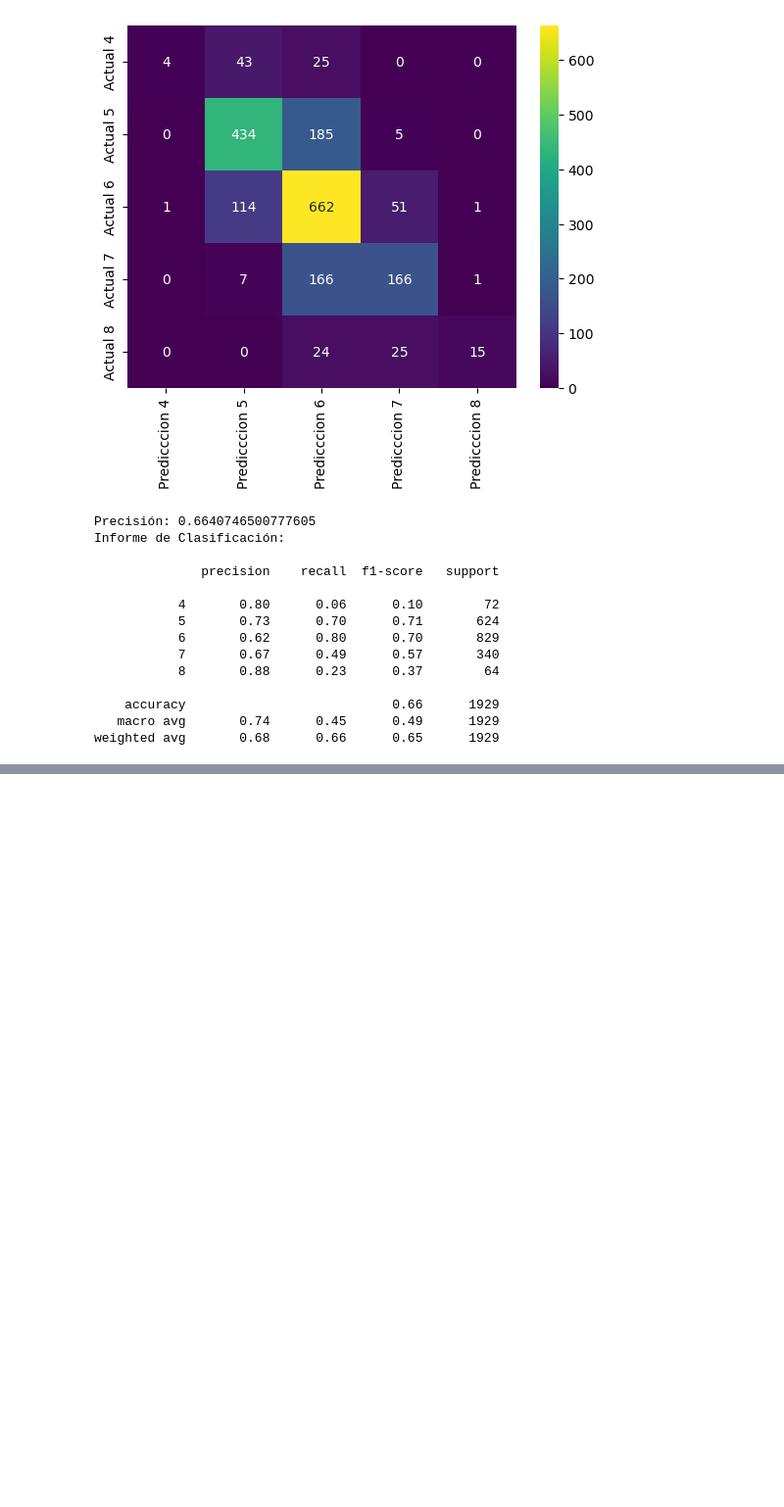
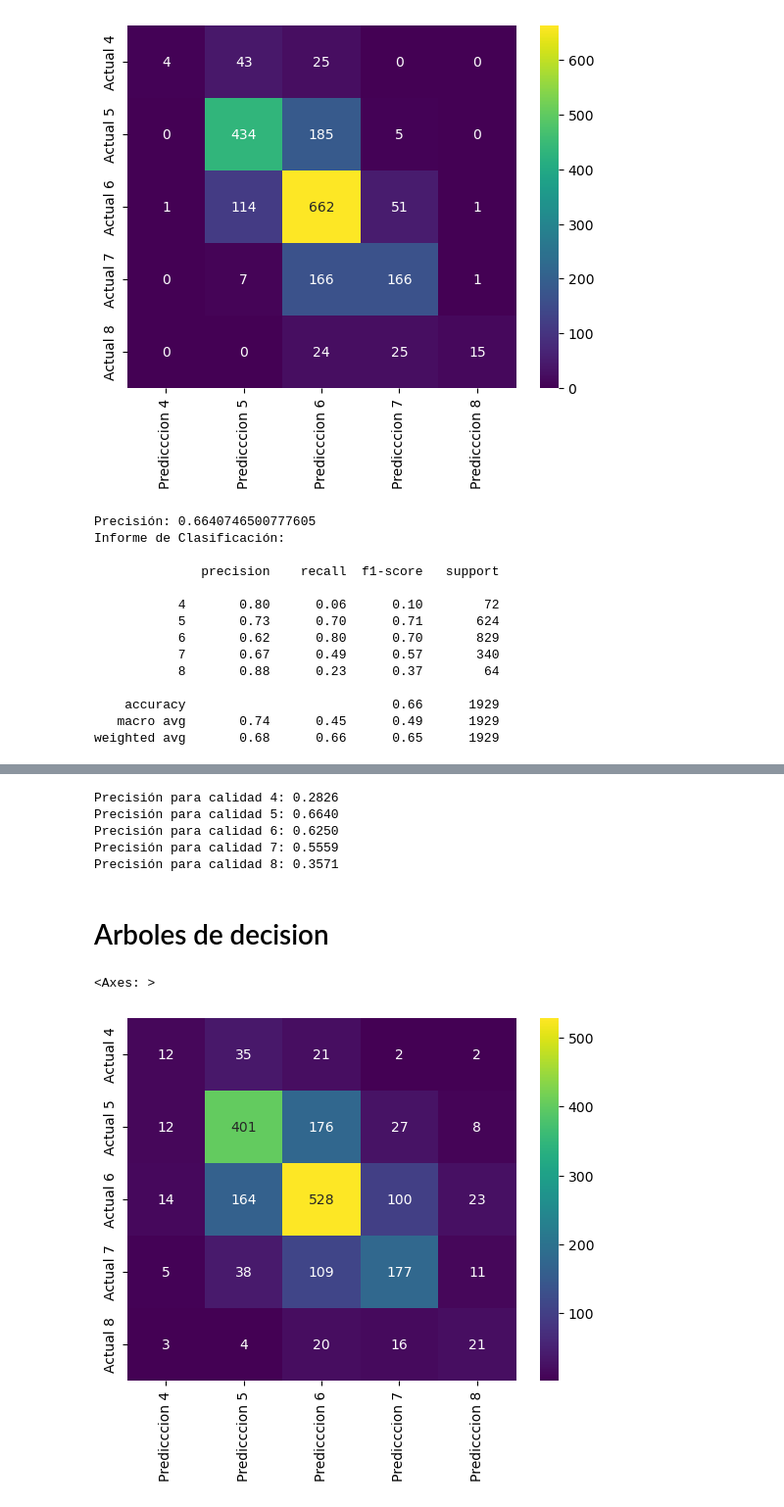
Before and after one commit to Eriik12/PROYECTO, a Jupyter notebook: VINO/Calidad del Vino.ipynb, the cells around one changed output, grey strips where cells are left out. Shown at 98% size. Cells and saved outputs as stored; diff of their text form; code cells hidden in the pictures; blank space fills up the shorter version.

```diff
--- a/VINO/Calidad del Vino.ipynb
+++ b/VINO/Calidad del Vino.ipynb
@@ -214,0 +194,10 @@ Precisión para calidad 8: 0.3571
+# %%
+pfq(y_val, y_pred2, [4, 5, 6, 7, 8])
+# %% [output]
+Precisión para calidad 4: 0.2826
+Precisión para calidad 5: 0.6640
+Precisión para calidad 6: 0.6250
+Precisión para calidad 7: 0.5559
+Precisión para calidad 8: 0.3571
+# %% [markdown]
+# Arboles de decision
@@ -214,0 +206,9 @@ Precisión para calidad 8: 0.3571
+# %%
+classifier = DecisionTreeClassifier(random_state=42)
+classifier.fit(X_train, y_train)
+y_pred3 = classifier.predict(X_val)
+# %%
+plot(y_val,y_pred3)
+# %% [output]
+<Axes: >
+[figure, added]
```
Also changed, not shown: parts of 28 cells of this notebook.
